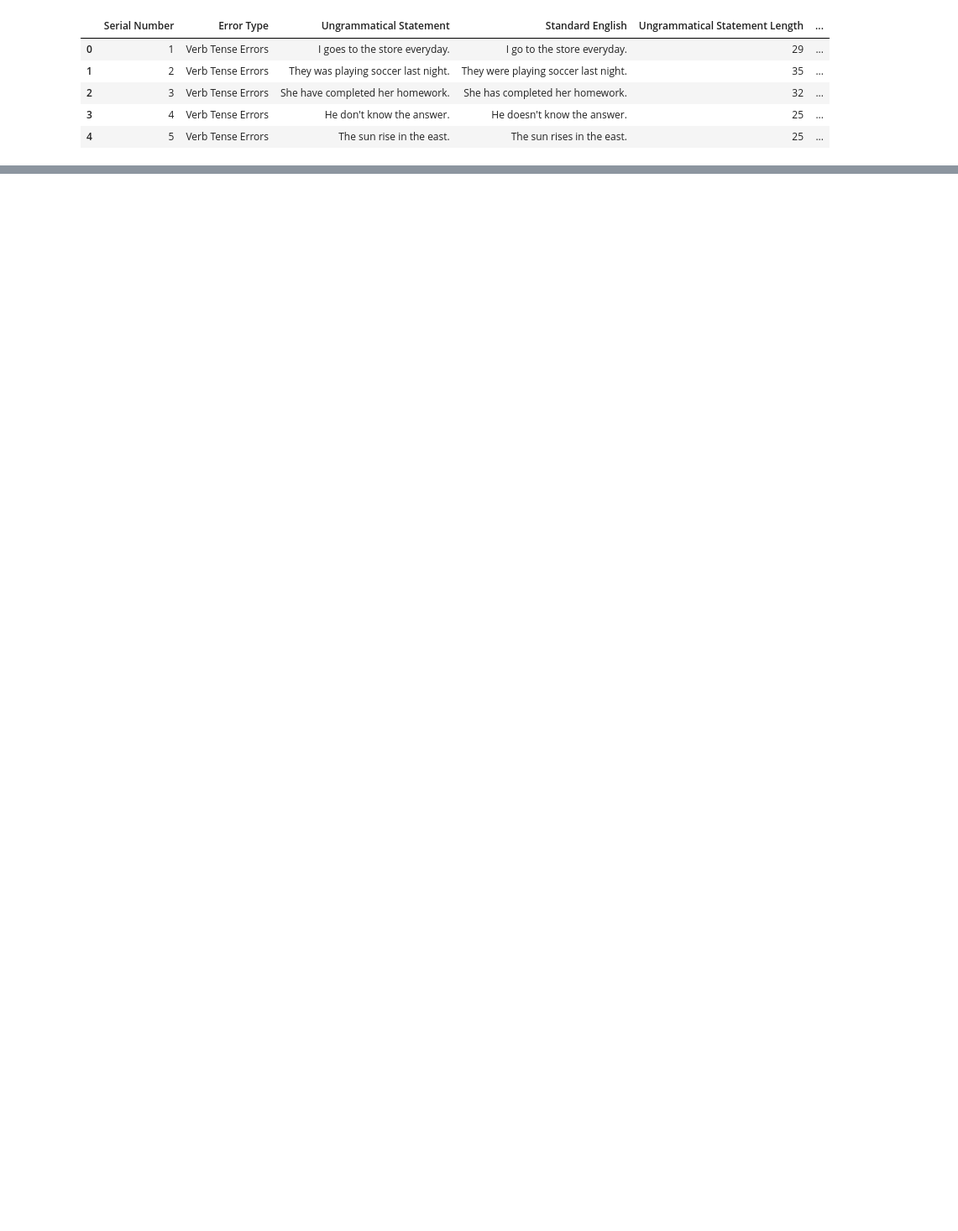
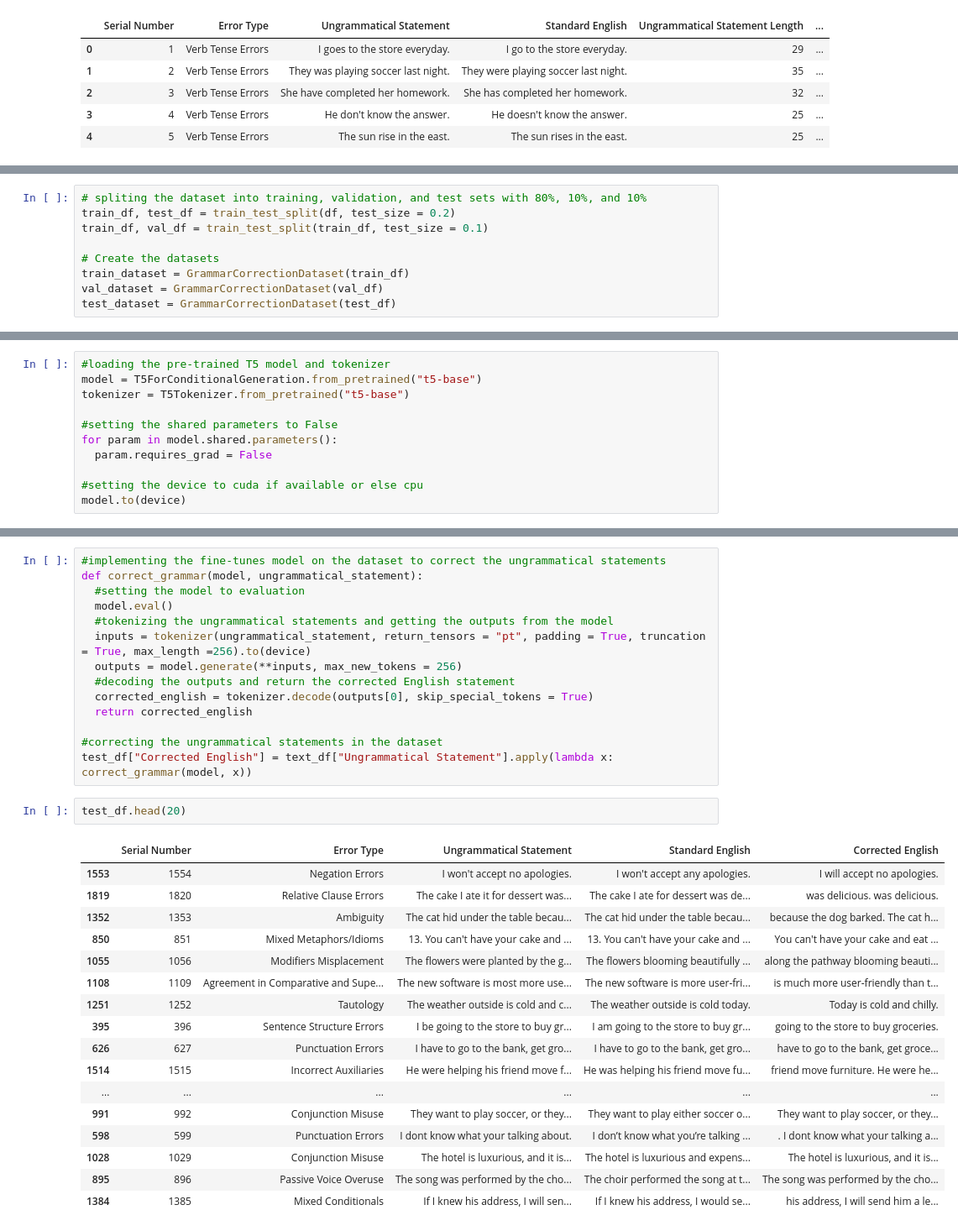
Before and after one commit to skbiswas0509/CSE499B-Grammatical-Error-Correction, a Jupyter notebook: CS499B_Grammar_Correction.ipynb, the cells around one changed output, grey strips where cells are left out. Shown at 84% size. Drawn from its saved outputs; the diff is of its cells as text; blank space fills up the shorter version.

```diff
--- a/CS499B_Grammar_Correction.ipynb
+++ b/CS499B_Grammar_Correction.ipynb
@@ -585,0 +700,9 @@ plt.show()
+# %%
+# spliting the dataset into training, validation, and test sets with 80%, 10%, and 10%
+train_df, test_df = train_test_split(df, test_size = 0.2)
+train_df, val_df = train_test_split(train_df, test_size = 0.1)
+
+# Create the datasets
+train_dataset = GrammarCorrectionDataset(train_df)
+val_dataset = GrammarCorrectionDataset(val_df)
+test_dataset = GrammarCorrectionDataset(test_df)
@@ -585,0 +844,11 @@ plt.show()
+# %%
+#loading the pre-trained T5 model and tokenizer
+model = T5ForConditionalGeneration.from_pretrained("t5-base")
+tokenizer = T5Tokenizer.from_pretrained("t5-base")
+
+#setting the shared parameters to False
+for param in model.shared.parameters():
+  param.requires_grad = False
+
+#setting the device to cuda if available or else cpu
+model.to(device)
@@ -585,0 +903,34 @@ plt.show()
+# %%
+#implementing the fine-tunes model on the dataset to correct the ungrammatical statements
+def correct_grammar(model, ungrammatical_statement):
+  #setting the model to evaluation
+  model.eval()
+  #tokenizing the ungrammatical statements and getting the outputs from the model
+  inputs = tokenizer(ungrammatical_statement, return_tensors = "pt", padding = True, truncation = True, max_length =256).to(device)
+  outputs = model.generate(**inputs, max_new_tokens = 256)
+  #decoding the outputs and return the corrected English statement
+  corrected_english = tokenizer.decode(outputs[0], skip_special_tokens = True)
+  return corrected_english
+
+#correcting the ungrammatical statements in the dataset
+test_df["Corrected English"] = text_df["Ungrammatical Statement"].apply(lambda x: correct_grammar(model, x))
+# %%
+test_df.head(20)
+# %% [output]
+|  | Serial Number | Error Type | Ungrammatical Statement | Standard English | Corrected English |
+| 1553 | 1554 | Negation Errors | I won't accept no apologies. | I won't accept any apologies. | I will accept no apologies. |
+| 1819 | 1820 | Relative Clause Errors | The cake I ate it for dessert was... | The cake I ate for dessert was de... | was delicious. was delicious. |
+| 1352 | 1353 | Ambiguity | The cat hid under the table becau... | The cat hid under the table becau... | because the dog barked. The cat h... |
+| 850 | 851 | Mixed Metaphors/Idioms | 13. You can't have your cake and ... | 13. You can't have your cake and ... | You can't have your cake and eat ... |
+| 1055 | 1056 | Modifiers Misplacement | The flowers were planted by the g... | The flowers blooming beautifully ... | along the pathway blooming beauti... |
+| 1108 | 1109 | Agreement in Comparative and Supe... | The new software is most more use... | The new software is more user-fri... | is much more user-friendly than t... |
+| 1251 | 1252 | Tautology | The weather outside is cold and c... | The weather outside is cold today. | Today is cold and chilly. |
+| 395 | 396 | Sentence Structure Errors | I be going to the store to buy gr... | I am going to the store to buy gr... | going to the store to buy groceries. |
+| 626 | 627 | Punctuation Errors | I have to go to the bank, get gro... | I have to go to the bank, get gro... | have to go to the bank, get groce... |
+| 1514 | 1515 | Incorrect Auxiliaries | He were helping his friend move f... | He was helping his friend move fu... | friend move furniture. He were he... |
+| ... | ... | ... | ... | ... | ... |
+| 991 | 992 | Conjunction Misuse | They want to play soccer, or they... | They want to play either soccer o... | They want to play soccer, or they... |
+| 598 | 599 | Punctuation Errors | I dont know what your talking about. | I don’t know what you’re talking ... | . I dont know what your talking a... |
+| 1028 | 1029 | Conjunction Misuse | The hotel is luxurious, and it is... | The hotel is luxurious and expens... | The hotel is luxurious, and it is... |
+| 895 | 896 | Passive Voice Overuse | The song was performed by the cho... | The choir performed the song at t... | The song was performed by the cho... |
+| 1384 | 1385 | Mixed Conditionals | If I knew his address, I will sen... | If I knew his address, I would se... | his address, I will send him a le... |
```
Also changed, not shown: parts of 18 cells of this notebook.
